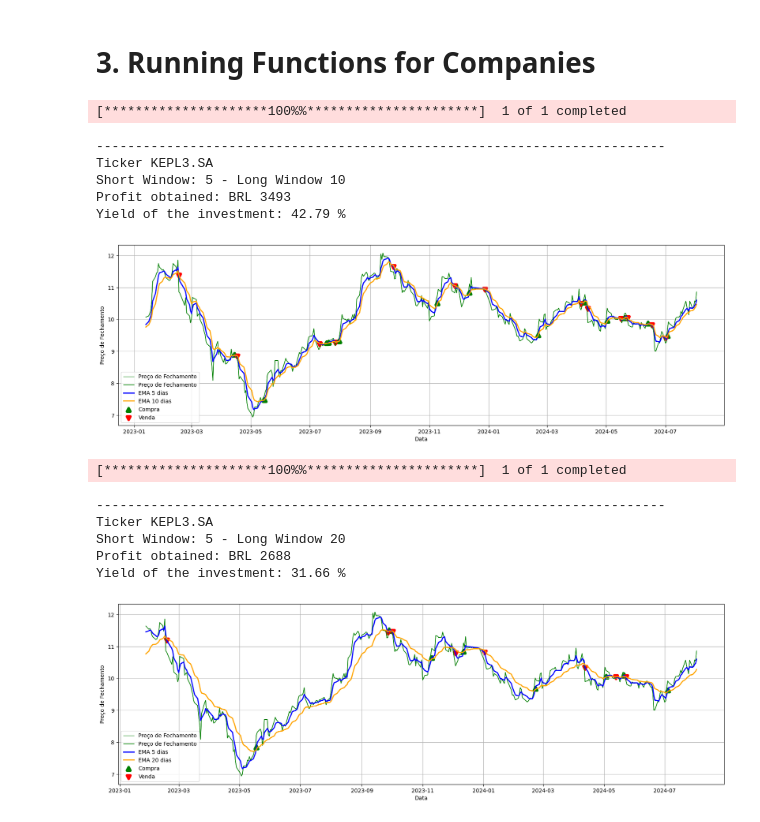
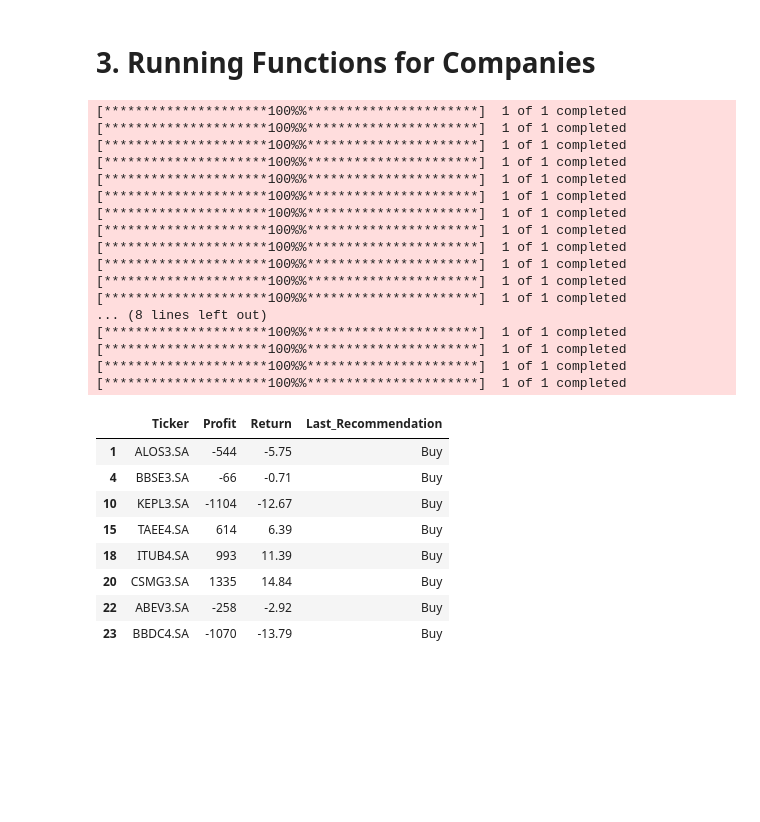
Before and after one commit to Antunes1993/finance_analysis, a Jupyter notebook: 002 - Backtesting/001_backtesting.ipynb, the cells around one changed output. Saved outputs shown, nothing was run; the diff lists cells and outputs as text; code cells hidden in the pictures; blank space fills up the shorter version.

```diff
--- a/002 - Backtesting/001_backtesting.ipynb
+++ b/002 - Backtesting/001_backtesting.ipynb
@@ -239,6 +239,9 @@ for ticker in tickers:
             #Parameters: Ticker, Start Date, End Date, Show All Graphs, short window, long window, initial capital invested (ex: 10000), show_graphs, moving_average_mode (sma or ema)
 
             ticker, profit, retorno, last_recommendation = backtest_moving_average(ticker, start_date=start_date, end_date=end_date, short_window=short_window, long_window=long_window, initial_amount=initial_amount, show_graph=False, moving_average_mode="ema", show_print=False)
+            if (last_recommendation == 1): last_recommendation = "Buy"
+            else: last_recommendation = "Sell"
+
             result_df = pd.DataFrame({
                 'Ticker': [ticker],
                 'Profit': [profit],
@@ -250,16 +253,31 @@ for ticker in tickers:
             consolidated_recommendations = pd.concat([consolidated_recommendations, result_df], ignore_index=True)
 # %% [output]
 [*********************100%%**********************]  1 of 1 completed
+[*********************100%%**********************]  1 of 1 completed
+[*********************100%%**********************]  1 of 1 completed
+[*********************100%%**********************]  1 of 1 completed
+[*********************100%%**********************]  1 of 1 completed
+[*********************100%%**********************]  1 of 1 completed
+[*********************100%%**********************]  1 of 1 completed
+[*********************100%%**********************]  1 of 1 completed
+[*********************100%%**********************]  1 of 1 completed
+[*********************100%%**********************]  1 of 1 completed
+[*********************100%%**********************]  1 of 1 completed
+[*********************100%%**********************]  1 of 1 completed
+... (8 lines left out)
+[*********************100%%**********************]  1 of 1 completed
+[*********************100%%**********************]  1 of 1 completed
+[*********************100%%**********************]  1 of 1 completed
+[*********************100%%**********************]  1 of 1 completed
--------------------------------------------------------------------------
-Ticker KEPL3.SA
-Short Window: 5 - Long Window 10
-Profit obtained: BRL 3493
-Yield of the investment: 42.79 %
-[figure, removed]
-[*********************100%%**********************]  1 of 1 completed
--------------------------------------------------------------------------
-Ticker KEPL3.SA
-Short Window: 5 - Long Window 20
-Profit obtained: BRL 2688
-Yield of the investment: 31.66 %
-[figure, removed]
+# %%
+consolidated_recommendations[consolidated_recommendations.Last_Recommendation == "Buy"]
+# %% [output]
+|  | Ticker | Profit | Return | Last_Recommendation |
+| 1 | ALOS3.SA | -544 | -5.75 | Buy |
+| 4 | BBSE3.SA | -66 | -0.71 | Buy |
+| 10 | KEPL3.SA | -1104 | -12.67 | Buy |
+| 15 | TAEE4.SA | 614 | 6.39 | Buy |
+| 18 | ITUB4.SA | 993 | 11.39 | Buy |
+| 20 | CSMG3.SA | 1335 | 14.84 | Buy |
+| 22 | ABEV3.SA | -258 | -2.92 | Buy |
+| 23 | BBDC4.SA | -1070 | -13.79 | Buy |
```
Also changed, not shown: parts of 1 cell of this notebook, 2 other files.
